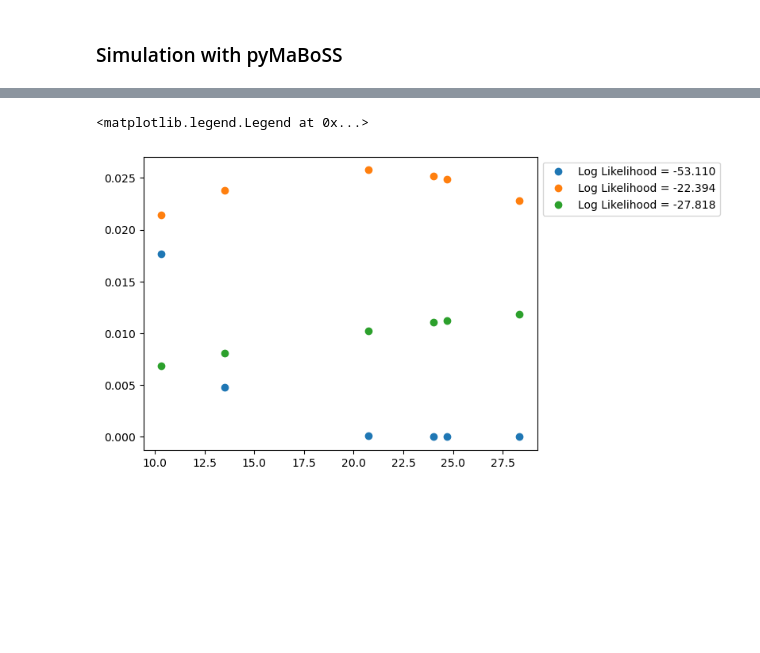
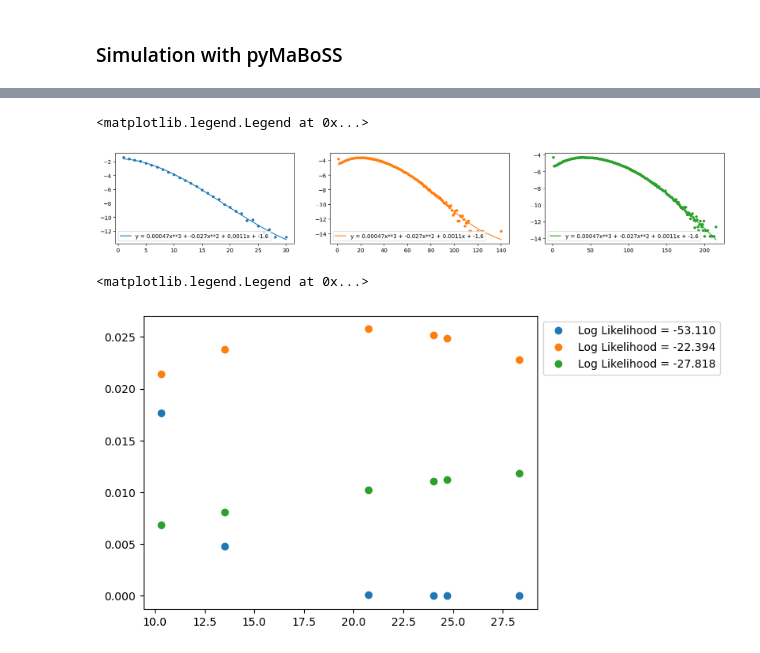
Before and after one commit to sysbio-curie/PopMaBoSS, a Jupyter notebook: ICD_phenomenological.ipynb, the cells around one changed output, grey strips where cells are left out. Drawn from its saved outputs; the diff is of its cells as text; code cells hidden in the pictures; blank space fills up the shorter version.

```diff
--- a/ICD_phenomenological.ipynb
+++ b/ICD_phenomenological.ipynb
@@ -23,6 +56,9 @@ def get_TDC_ratio(popstate):
                 except:
                     print(pop)
     return None if (tcell == 0 or dc == 0) else tcell/dc
+# %%
+def cubic(list_x, a, b, c, d):
+    return [a*x**3 + b*x**2 + c*x + d for x in list_x]
 # %% [markdown]
 ### Simulation with pyMaBoSS
 # %%
@@ -68,3 +141,23 @@ splineLogitFunc10Cl = BSpline(*splineLogit10Cl)
+# %%
+popt, _ = curve_fit(cubic, serie.index[1:], logit(serie.values[1:]))
+popt5Cl, _ = curve_fit(cubic, serie5Cl.index[1:], logit(serie5Cl.values[1:]))
+popt10Cl, _ = curve_fit(cubic, serie10Cl.index[1:], logit(serie10Cl.values[1:]))
+# %%
+fig, ax = plt.subplots(1,3, figsize=(20,3))
+ax[0].plot(serie.index, logit(serie.values), marker='o', markersize=4, color='C0', linestyle='None')
+ax[0].plot(serie.index, cubic(serie.index, *popt), marker=None, color='C0', label=("y = %.2gx**3 + %.2gx**2 + %.2gx + %.2g" % (*popt,)), linestyle='-')
+ax[0].legend()
+
+ax[1].plot(serie5Cl.index, logit(serie5Cl.values), marker='o', markersize=4, color='C1', linestyle='None')
+ax[1].plot(serie5Cl.index, cubic(serie5Cl.index, *popt5Cl), marker=None, color='C1', label=("y = %.2gx**3 + %.2gx**2 + %.2gx + %.2g" % (*popt,)), linestyle='-')
+ax[1].legend()
+
+ax[2].plot(serie10Cl.index, logit(serie10Cl.values), marker='o', markersize=4, color='C2', linestyle='None')
+ax[2].plot(serie10Cl.index, cubic(serie10Cl.index, *popt10Cl), marker=None, color='C2', label=("y = %.2gx**3 + %.2gx**2 + %.2gx + %.2g" % (*popt,)), linestyle='-')
+ax[2].legend()
+# %% [output]
+<matplotlib.legend.Legend at 0x...>
+[figure, added]
 # %%
 exp_data = pd.read_csv("ICD_phenomenological/TratioDC.csv", sep="\t")
 exp_data_filtered = exp_data[(exp_data["Day"] == 11) & (exp_data["Treatment"] == "MTX")]["TratioDC"]
```
Also changed, not shown: parts of 12 cells of this notebook, 2 other files.
